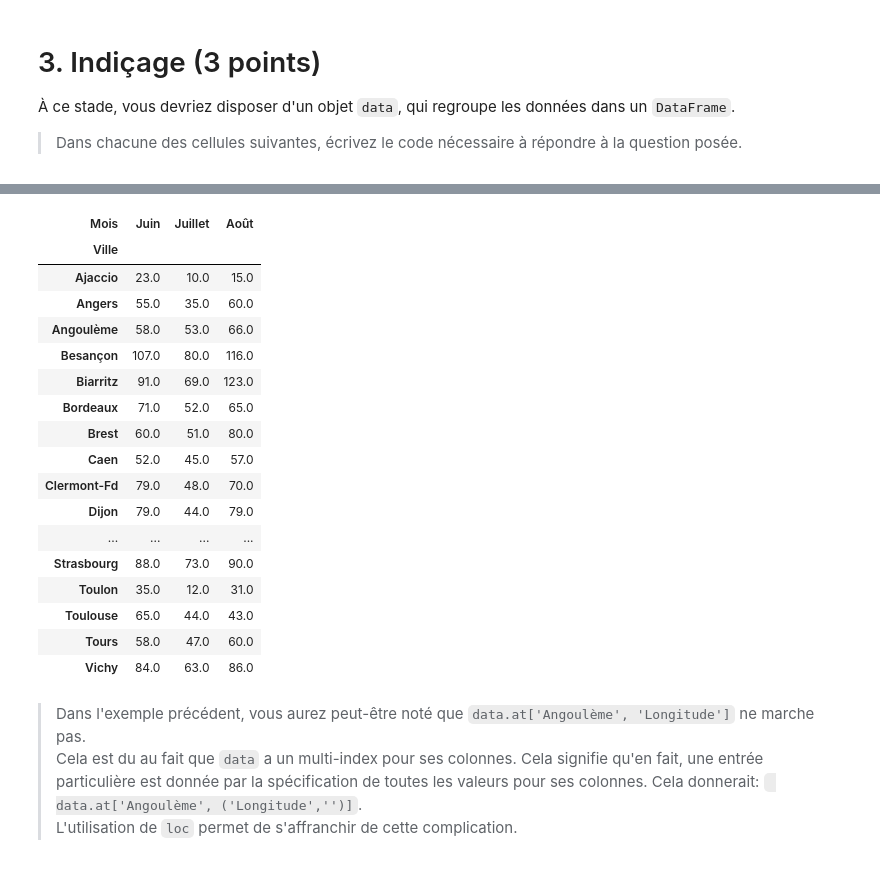
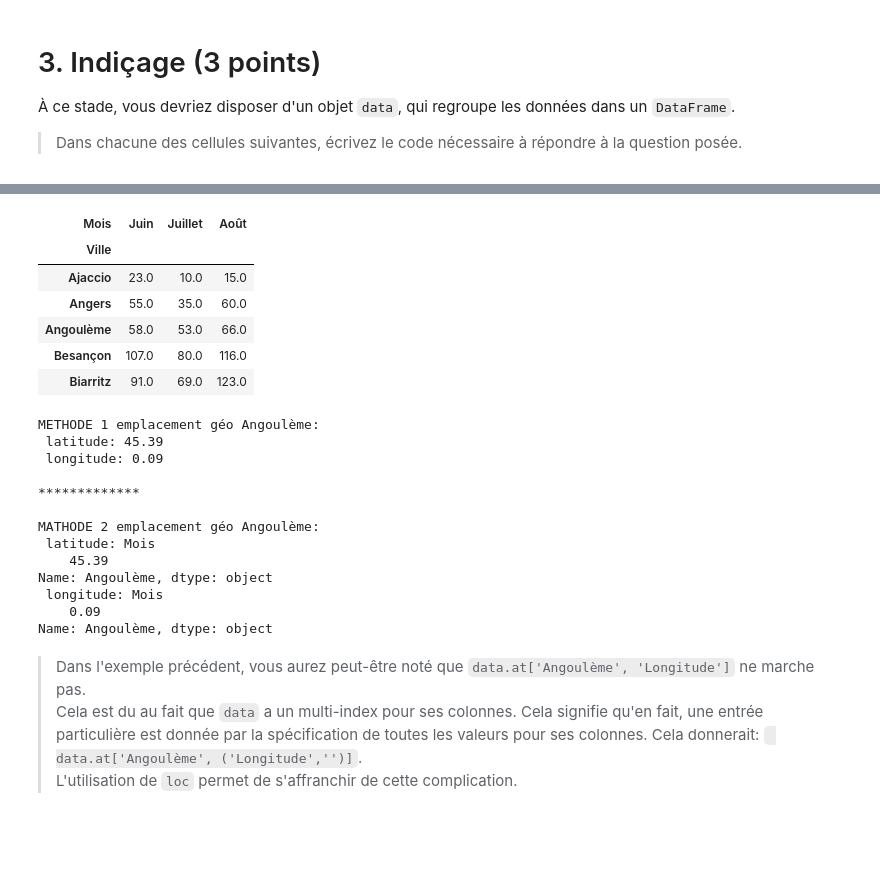
Before and after one commit to campusplage/compte-rendus-novales, a Jupyter notebook: TP1_pandas.ipynb, the cells around one changed output, grey strips where cells are left out. Drawn from its saved outputs; the diff is of its cells as text; code cells hidden in the pictures; blank space fills up the shorter version.

Commit message:
recherche des données avec .loc et .iloc

```diff
--- a/TP1_pandas.ipynb
+++ b/TP1_pandas.ipynb
@@ -171,29 +149,18 @@ data.Précipitations
 # %%
 # Affichez le nombre de jours de pluie de toutes les villes pour les mois de "Juin", "Juillet" et "Août"
 #data.Précipitations.Juin
 #data['Précipitations']['Juin']
 #data['Précipitations','Juin']
 
-data['Précipitations'].loc[:,('Juin','Juillet', 'Août')]
+data['Précipitations'].loc[:,('Juin','Juillet', 'Août')].head()
 #data.Précipitations est une dataFrame il suffit donc juste d'utiliser '.loc' pour acceder a ces éléments.
 #source : https://pandas.pydata.org/pandas-docs/stable/user_guide/advanced.html#advanced-xs
 #https://pandas.pydata.org/pandas-docs/stable/reference/api/pandas.DataFrame.iloc.html#pandas.DataFrame.iloc
 # %% [output]
 | Mois | Juin | Juillet | Août |
 | Ville |  |  |  |
 | Ajaccio | 23.0 | 10.0 | 15.0 |
 | Angers | 55.0 | 35.0 | 60.0 |
 | Angoulème | 58.0 | 53.0 | 66.0 |
 | Besançon | 107.0 | 80.0 | 116.0 |
 | Biarritz | 91.0 | 69.0 | 123.0 |
-| Bordeaux | 71.0 | 52.0 | 65.0 |
-| Brest | 60.0 | 51.0 | 80.0 |
-| Caen | 52.0 | 45.0 | 57.0 |
-| Clermont-Fd | 79.0 | 48.0 | 70.0 |
-| Dijon | 79.0 | 44.0 | 79.0 |
-| ... | ... | ... | ... |
-| Strasbourg | 88.0 | 73.0 | 90.0 |
-| Toulon | 35.0 | 12.0 | 31.0 |
-| Toulouse | 65.0 | 44.0 | 43.0 |
-| Tours | 58.0 | 47.0 | 60.0 |
-| Vichy | 84.0 | 63.0 | 86.0 |
@@ -203,3 +167,27 @@ data['Précipitations'].loc[:,('Juin','Juillet', 'Août')]
+# %%
+# Affichez une phrase qui indique la latitude et longitude d'Angoulème.
+# (utilisez `loc` et le formattage de chaines de caractère avec print)
+print('METHODE 1 emplacement géo Angoulème: \n', 'latitude:',data.iloc[2,27],'\n longitude:',data.iloc[2,28])
+#source : https://pandas.pydata.org/pandas-docs/stable/reference/api/pandas.DataFrame.iloc.html#pandas.DataFrame.iloc
+
+print('\n*************\n')
+
+print('MATHODE 2 emplacement géo Angoulème: \n', 'latitude:',data.loc['Angoulème','Latitude'],'\n longitude:',data.loc['Angoulème','Longitude'])
+#source: https://pandas.pydata.org/pandas-docs/version/0.23/indexing.html#indexing-label
+# %% [output]
+METHODE 1 emplacement géo Angoulème:
+ latitude: 45.39
+ longitude: 0.09
+
+*************
+
+MATHODE 2 emplacement géo Angoulème:
+ latitude: Mois
+    45.39
+Name: Angoulème, dtype: object
+ longitude: Mois
+    0.09
+Name: Angoulème, dtype: object
 # %% [markdown]
 > Dans l'exemple précédent, vous aurez peut-être noté que `data.at['Angoulème', 'Longitude']` ne marche pas.
 Cela est du au fait que `data` a un multi-index pour ses colonnes. Cela signifie qu'en fait, une entrée particulière est donnée par la spécification de toutes les valeurs pour ses colonnes. Cela donnerait:
```
Also changed, not shown: parts of 3 cells of this notebook.
